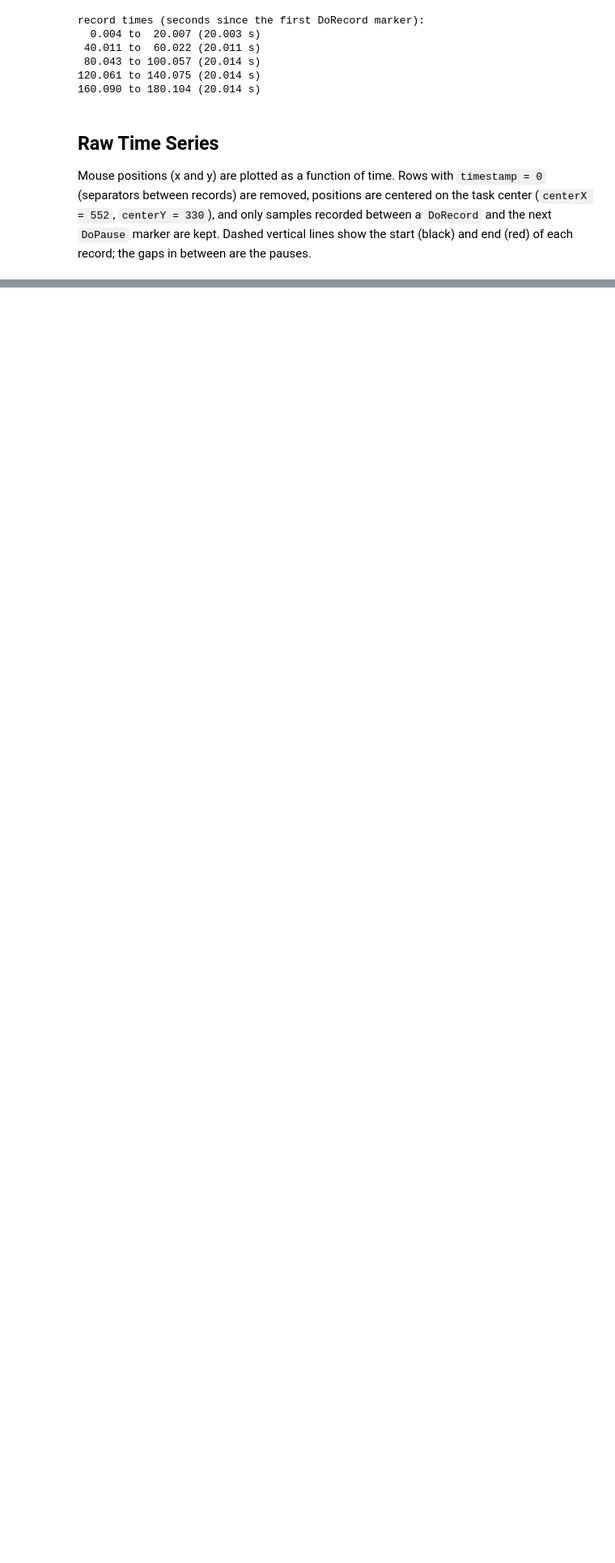
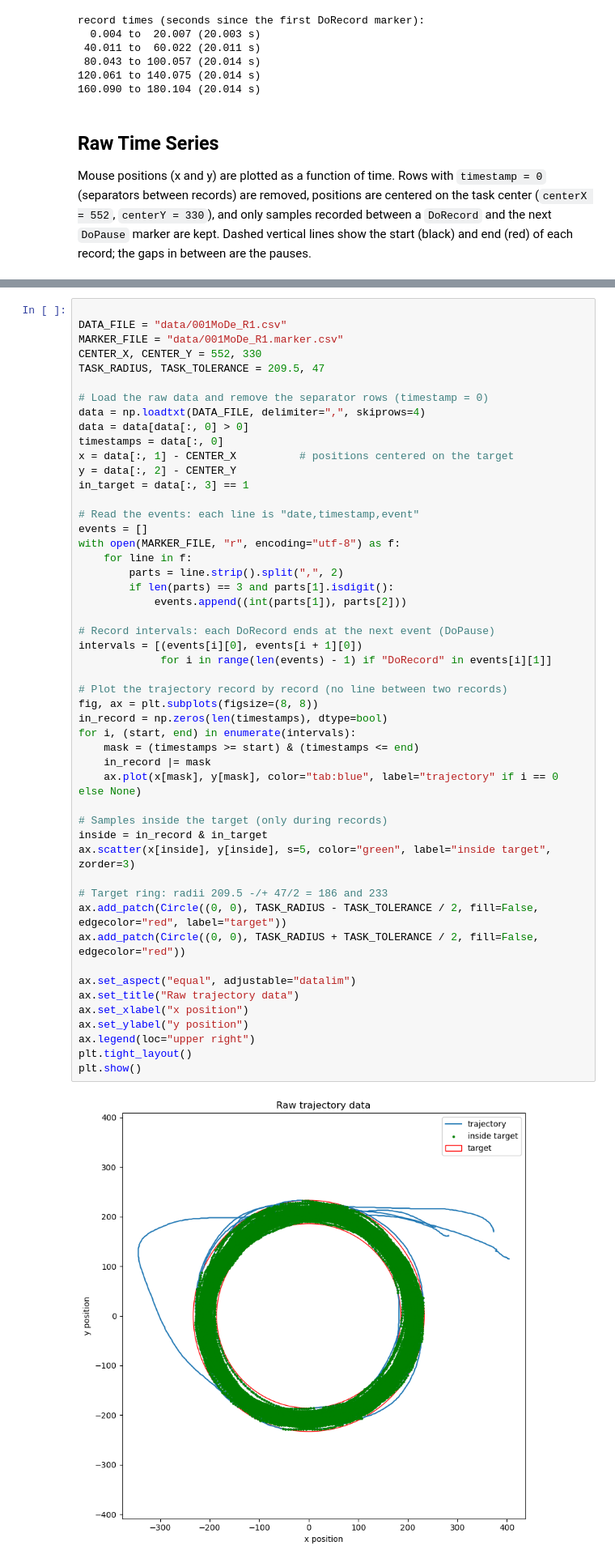
Before and after one commit to damienclanet080805-netizen/Circular-task-D, a Jupyter notebook: Circular task D.ipynb, the cells around one changed output, grey strips where cells are left out. Shown at 81% size. Drawn from its saved outputs; the diff is of its cells as text; blank space fills up the shorter version.

Commit message:
Raw Trajectory and delete some usefull things

```diff
--- a/Circular task D.ipynb
+++ b/Circular task D.ipynb
@@ -243,0 +247,52 @@ plt.show()
+# %%
+
+DATA_FILE = "data/001MoDe_R1.csv"
+MARKER_FILE = "data/001MoDe_R1.marker.csv"
+CENTER_X, CENTER_Y = 552, 330
+TASK_RADIUS, TASK_TOLERANCE = 209.5, 47
+
+# Load the raw data and remove the separator rows (timestamp = 0)
+data = np.loadtxt(DATA_FILE, delimiter=",", skiprows=4)
+data = data[data[:, 0] > 0]
+timestamps = data[:, 0]
+x = data[:, 1] - CENTER_X          # positions centered on the target
+y = data[:, 2] - CENTER_Y
+in_target = data[:, 3] == 1
+
+# Read the events: each line is "date,timestamp,event"
+events = []
+with open(MARKER_FILE, "r", encoding="utf-8") as f:
+    for line in f:
+        parts = line.strip().split(",", 2)
+        if len(parts) == 3 and parts[1].isdigit():
+            events.append((int(parts[1]), parts[2]))
+
+# Record intervals: each DoRecord ends at the next event (DoPause)
+intervals = [(events[i][0], events[i + 1][0])
+             for i in range(len(events) - 1) if "DoRecord" in events[i][1]]
+
+# Plot the trajectory record by record (no line between two records)
+fig, ax = plt.subplots(figsize=(8, 8))
+in_record = np.zeros(len(timestamps), dtype=bool)
+for i, (start, end) in enumerate(intervals):
+    mask = (timestamps >= start) & (timestamps <= end)
+    in_record |= mask
+    ax.plot(x[mask], y[mask], color="tab:blue", label="trajectory" if i == 0 else None)
+
+# Samples inside the target (only during records)
+inside = in_record & in_target
+ax.scatter(x[inside], y[inside], s=5, color="green", label="inside target", zorder=3)
+
+# Target ring: radii 209.5 -/+ 47/2 = 186 and 233
+ax.add_patch(Circle((0, 0), TASK_RADIUS - TASK_TOLERANCE / 2, fill=False, edgecolor="red", label="target"))
+ax.add_patch(Circle((0, 0), TASK_RADIUS + TASK_TOLERANCE / 2, fill=False, edgecolor="red"))
+
+ax.set_aspect("equal", adjustable="datalim")
+ax.set_title("Raw trajectory data")
+ax.set_xlabel("x position")
+ax.set_ylabel("y position")
+ax.legend(loc="upper right")
+plt.tight_layout()
+plt.show()
+# %% [output]
+[figure, added]
```
Also changed, not shown: parts of 2 cells of this notebook.
